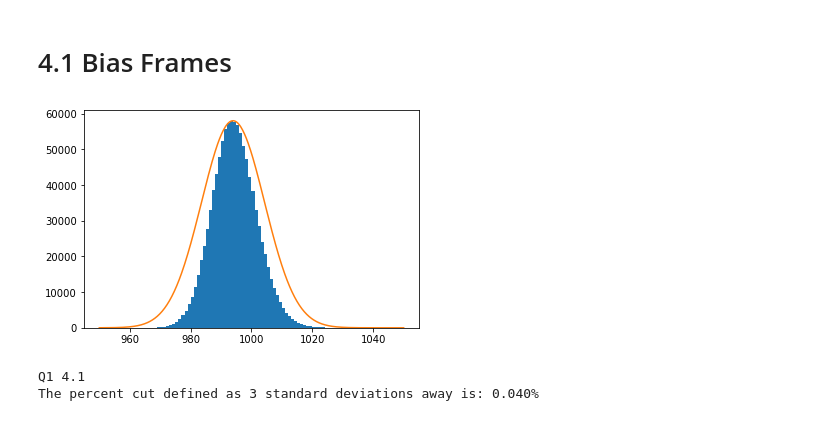
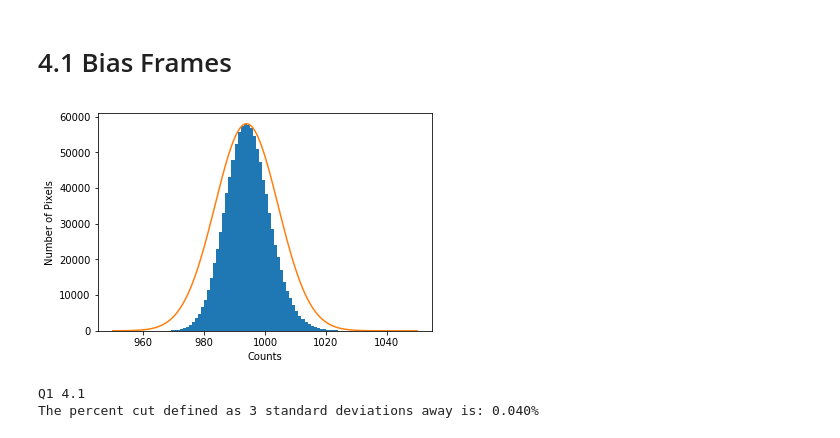
Before and after one commit to astro-kjc/AST443, a Jupyter notebook: Lab0/Lab0.ipynb, the cells around one changed output. Cells and saved outputs as stored; diff of their text form; code cells hidden in the pictures.

```diff
--- a/Lab0/Lab0.ipynb
+++ b/Lab0/Lab0.ipynb
@@ -22,16 +22,19 @@ biases = list(map(fits.open, biases[:10]))
 # %%
 bias0 = biases[0][0]
 bias0d = bias0.data.flatten()
 bounds = 950, 1050
 pmf, bins, _ = plt.hist(bias0d, bins=100, range=bounds);
 
 avg0, mode0, med0, std0 = stas(bias0d)
 
 x = np.linspace(*bounds, num=500)
 gaussd = gaussian(x, max(pmf), std0**2, avg0)
 plt.plot(x, gaussd);
+plt.xlabel("Counts")
+plt.ylabel("Number of Pixels");
+plt.savefig("plots/biashist.png")
 # %% [output]
-[figure, old version]
+[figure, new version]
 # %%
 nsd = np.abs((bias0d - avg0) / std0)
 trimmed = bias0d[nsd < 3]
```
Also changed, not shown: parts of 20 cells of this notebook.
